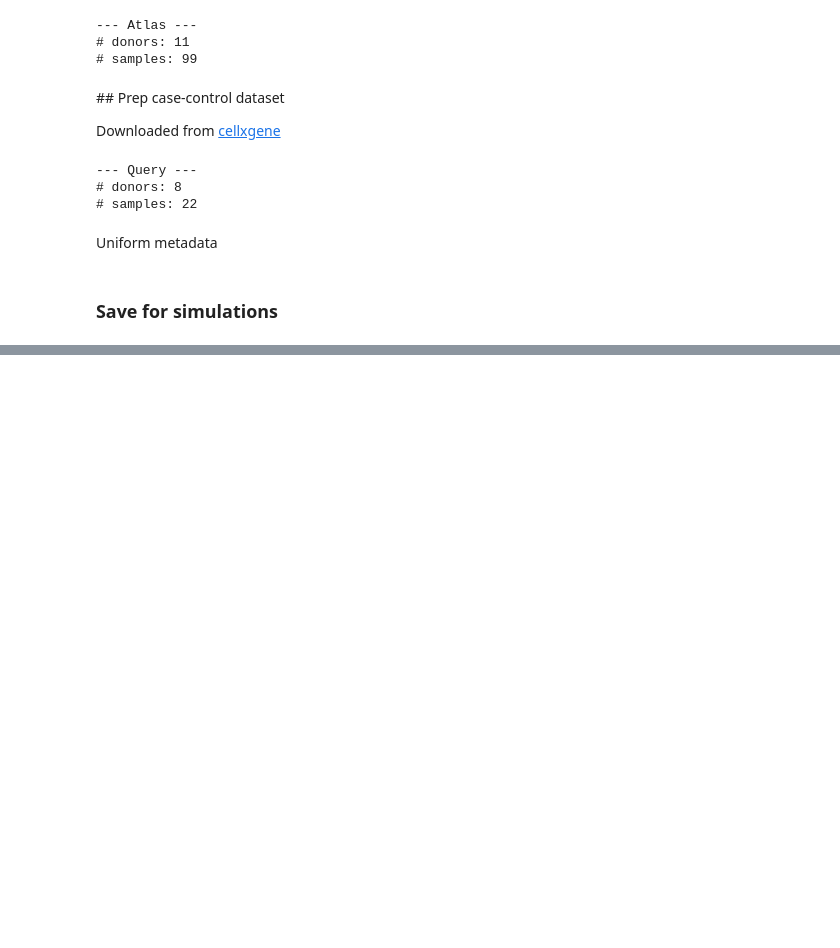
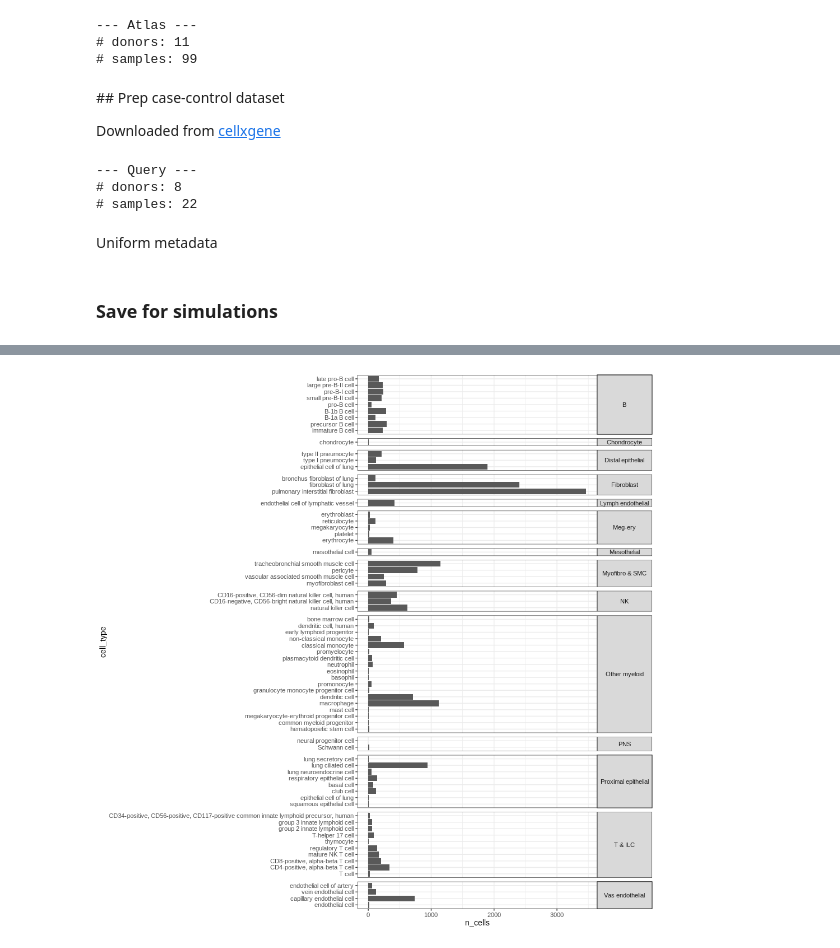
Before and after one commit to MarioniLab/oor_design_reproducibility, a Jupyter notebook: src/_misc/imperfect_atlas/fetal_immune.ipynb, the cells around one changed output, grey strips where cells are left out. Drawn from its saved outputs; the diff is of its cells as text; code cells hidden in the pictures; blank space fills up the shorter version.

```diff
--- a/src/_misc/imperfect_atlas/fetal_immune.ipynb
+++ b/src/_misc/imperfect_atlas/fetal_immune.ipynb
@@ -200,0 +227,15 @@ adata_query.write_h5ad('/lustre/scratch117/cellgen/team205/ed6/OOR_benchmark_fet
+# %%
+df = adata_query.obs.groupby(['broad_celltype', 'cell_type']).size().reset_index()
+df = df[df[0] > 0]
+# %%
+%%R -i df -h 1000 -w 1000
+df %>%
+mutate(n_cells = `0`) %>%
+ggplot(aes(cell_type, n_cells)) +
+geom_col() +
+coord_flip() +
+theme_bw(base_size=14) +
+facet_grid(broad_celltype~., space='free', scales='free') +
+theme(strip.text.y=element_text(angle=0))
+# %% [output]
+[figure, added]
```
Also changed, not shown: parts of 17 cells of this notebook, 1 other file.
